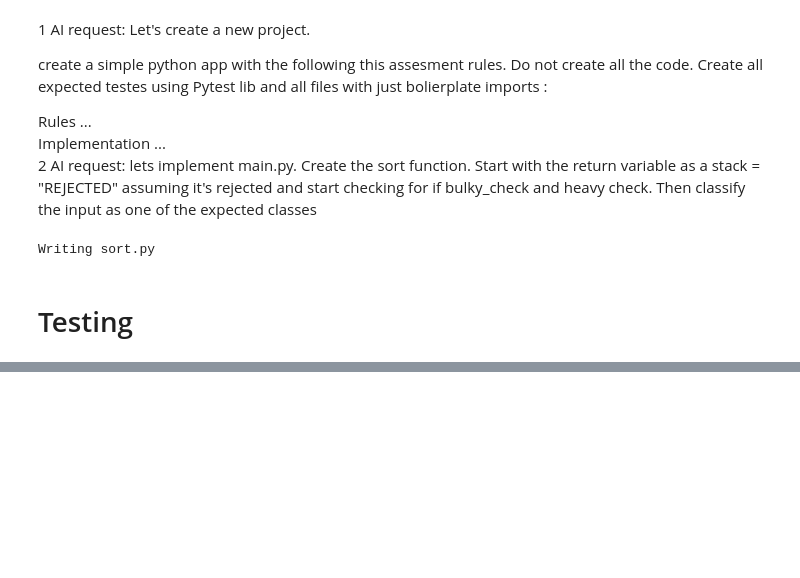
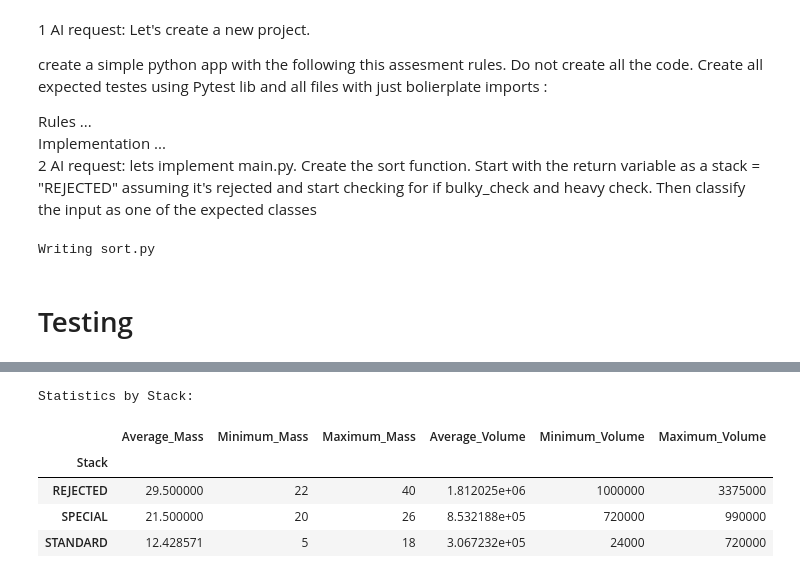
Before and after one commit to IkeSalmonson/sort_package, a Jupyter notebook: sorter_main_py.ipynb, the cells around one changed output, grey strips where cells are left out. Cells and saved outputs as stored; diff of their text form; code cells hidden in the pictures; blank space fills up the shorter version.

```diff
--- a/sorter_main_py.ipynb
+++ b/sorter_main_py.ipynb
@@ -105,0 +309,13 @@ test_sorter.py ...............                                           [100%]
+# %%
+# prompt: using pandas filter out all non positive integers in  df_packages_int_only
+
+# Filter out rows where any value in 'Width', 'Height', 'Length', or 'Mass' is not positive
+df_packages_positive_int_only = df_packages_int_only[(df_packages_int_only['Width'] > 0) &
+                                            (df_packages_int_only['Height'] > 0) &
+                                            (df_packages_int_only['Length'] > 0) &
+                                            (df_packages_int_only['Mass'] > 0)].copy()
+
+print("\nDataFrame after filtering for positive integers:")
+print(df_packages_positive_int_only.head())
+print("\nData types remain int after filtering:")
+df_packages_positive_int_only.dtypes
@@ -105,0 +345,12 @@ test_sorter.py ...............                                           [100%]
+# %%
+# prompt: aply sort funciton into df_packages_positive_int_only creating a new colum
+from sort import sort
+df_packages_positive_int_only['Stack'] = df_packages_positive_int_only.apply(
+    lambda row: sort(row['Width'], row['Height'], row['Length'], row['Mass']),
+    axis=1
+)
+
+print("\nDataFrame with 'Stack' column added:")
+print(df_packages_positive_int_only.head())
+print("\nValue counts for the 'Stack' column:")
+print(df_packages_positive_int_only['Stack'].value_counts())
@@ -105,0 +372,25 @@ test_sorter.py ...............                                           [100%]
+# %%
+# prompt: create a new statitics datafram evalutaing Average, minimum, and maximum Mass and Volume for each stack. from  df_packages_positive_int_only
+
+# Calculate Volume for each package
+df_packages_positive_int_only['Volume'] = df_packages_positive_int_only['Width'] * df_packages_positive_int_only['Height'] * df_packages_positive_int_only['Length']
+
+# Group by 'Stack' and calculate the required statistics
+stack_statistics = df_packages_positive_int_only.groupby('Stack').agg(
+    Average_Mass=('Mass', 'mean'),
+    Minimum_Mass=('Mass', 'min'),
+    Maximum_Mass=('Mass', 'max'),
+    Average_Volume=('Volume', 'mean'),
+    Minimum_Volume=('Volume', 'min'),
+    Maximum_Volume=('Volume', 'max')
+)
+
+print("\nStatistics by Stack:")
+stack_statistics
+# %% [output]
+Statistics by Stack:
+|  | Average_Mass | Minimum_Mass | Maximum_Mass | Average_Volume | Minimum_Volume | Maximum_Volume |
+| Stack |  |  |  |  |  |  |
+| REJECTED | 29.500000 | 22 | 40 | 1.812025e+06 | 1000000 | 3375000 |
+| SPECIAL | 21.500000 | 20 | 26 | 8.532188e+05 | 720000 | 990000 |
+| STANDARD | 12.428571 | 5 | 18 | 3.067232e+05 | 24000 | 720000 |
```
Also changed, not shown: parts of 17 cells of this notebook.
